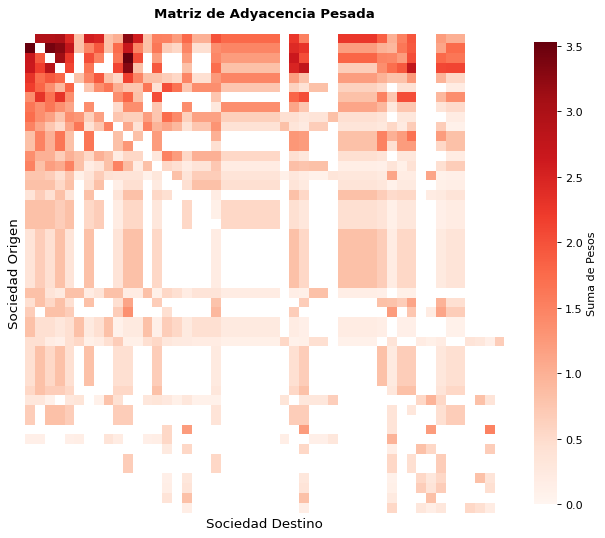
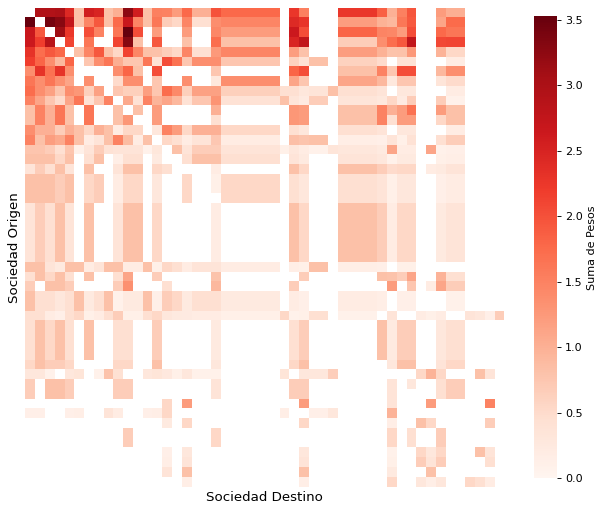
Code edit (unified diff) that turned the first committed figure into the second:
--- before
+++ after
@@ -28,15 +28,16 @@
     yticklabels=False,
 )
-# 5. Detalles estéticos
-plt.title(
-    "Matriz de Adyacencia Pesada",
-    fontsize=12,
-    fontweight="bold",
-    pad=15,
-)
+# # 5. Detalles estéticos
+# plt.title(
+#     "Matriz de Adyacencia Pesada",
+#     fontsize=12,
+#     fontweight="bold",
+#     pad=15,
+# )
 plt.xlabel("Sociedad Destino", fontsize=12)
 plt.ylabel("Sociedad Origen", fontsize=12)
 
 plt.tight_layout()
+plt.savefig("matriz.png", bbox_inches="tight", dpi=300)
 plt.show()
 plt.close()

Commit: feat: limpieza y exportacion de graficos